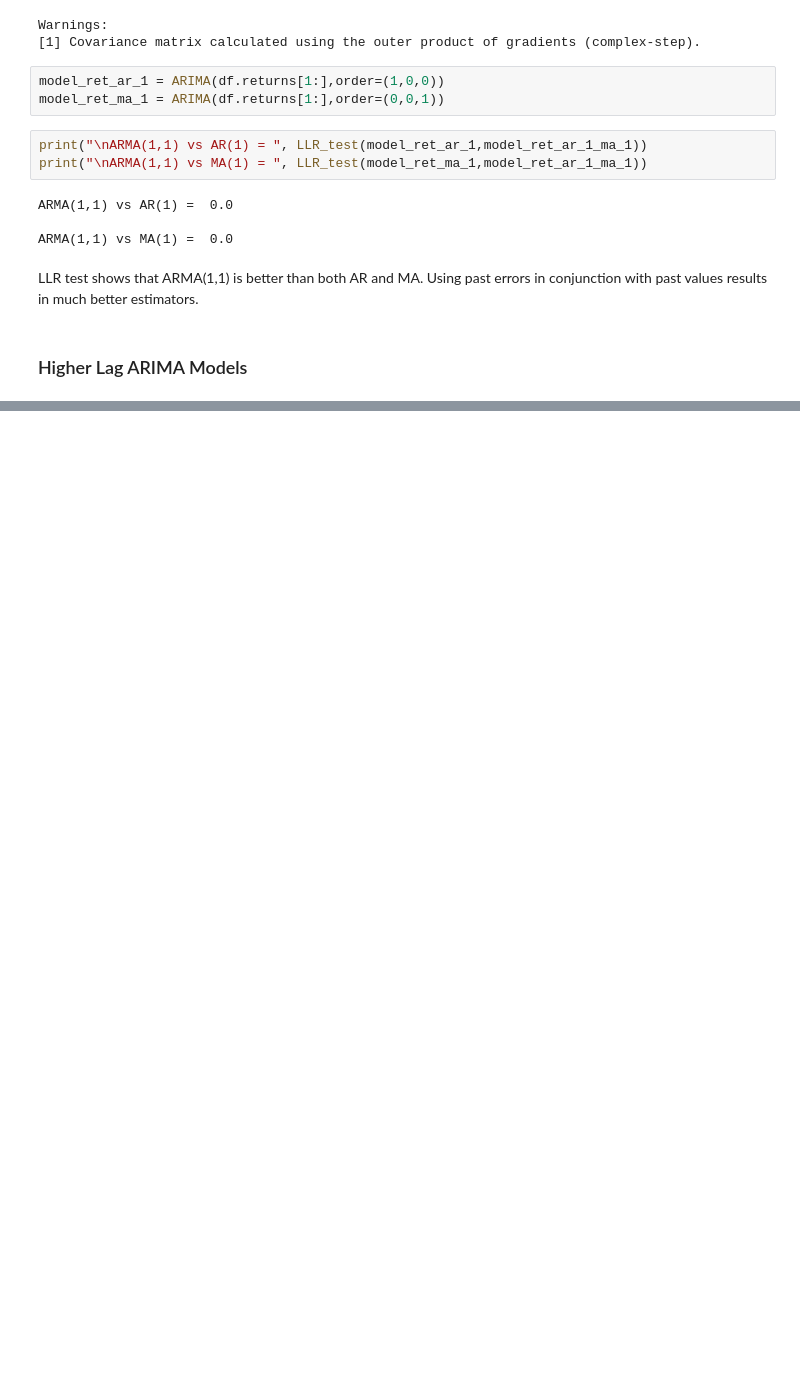
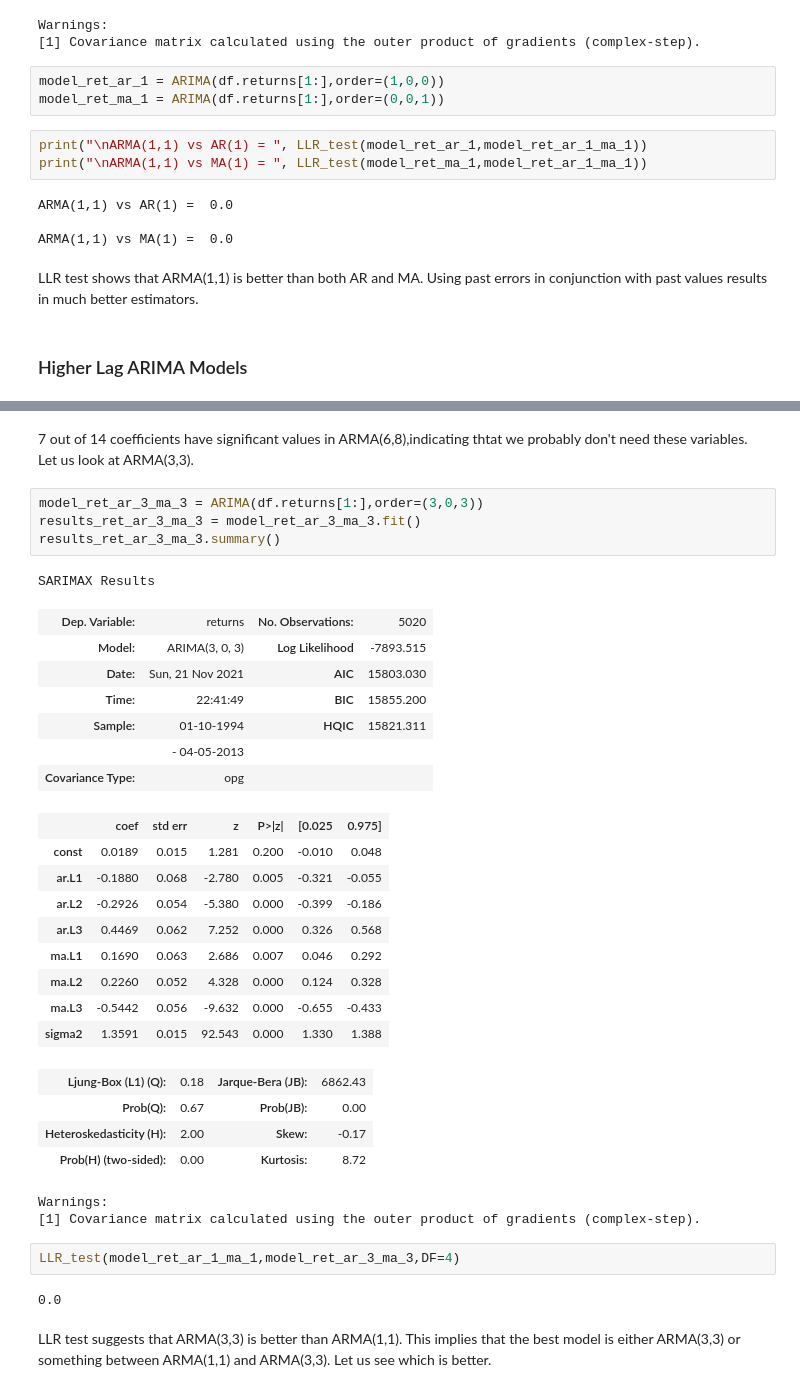
Before and after one commit to satyajitghosh/TimeSeriesAnalysis, a Jupyter notebook: DataRangerCourse/TS_lecture4.ipynb, the cells around one changed output, grey strips where cells are left out. Cells and saved outputs as stored; diff of their text form; blank space fills up the shorter version.

```diff
--- a/DataRangerCourse/TS_lecture4.ipynb
+++ b/DataRangerCourse/TS_lecture4.ipynb
@@ -460,0 +499,36 @@ LLR test shows that ARMA(1,1) is better than both AR and MA. Using past errors i
+# %% [markdown]
+7 out of 14 coefficients have significant values in ARMA(6,8),indicating thtat we probably don't need these variables. Let us look at ARMA(3,3).
+# %%
+model_ret_ar_3_ma_3 = ARIMA(df.returns[1:],order=(3,0,3))
+results_ret_ar_3_ma_3 = model_ret_ar_3_ma_3.fit()
+results_ret_ar_3_ma_3.summary()
+# %% [output]
+SARIMAX Results
+| Dep. Variable: | returns | No. Observations: | 5020 |
+| Model: | ARIMA(3, 0, 3) | Log Likelihood | -7893.515 |
+| Date: | Sun, 21 Nov 2021 | AIC | 15803.030 |
+| Time: | 22:41:49 | BIC | 15855.200 |
+| Sample: | 01-10-1994 | HQIC | 15821.311 |
+|  | - 04-05-2013 |  |  |
+| Covariance Type: | opg |  |  |
+|  | coef | std err | z | P>|z| | [0.025 | 0.975] |
+| const | 0.0189 | 0.015 | 1.281 | 0.200 | -0.010 | 0.048 |
+| ar.L1 | -0.1880 | 0.068 | -2.780 | 0.005 | -0.321 | -0.055 |
+| ar.L2 | -0.2926 | 0.054 | -5.380 | 0.000 | -0.399 | -0.186 |
+| ar.L3 | 0.4469 | 0.062 | 7.252 | 0.000 | 0.326 | 0.568 |
+| ma.L1 | 0.1690 | 0.063 | 2.686 | 0.007 | 0.046 | 0.292 |
+| ma.L2 | 0.2260 | 0.052 | 4.328 | 0.000 | 0.124 | 0.328 |
+| ma.L3 | -0.5442 | 0.056 | -9.632 | 0.000 | -0.655 | -0.433 |
+| sigma2 | 1.3591 | 0.015 | 92.543 | 0.000 | 1.330 | 1.388 |
+| Ljung-Box (L1) (Q): | 0.18 | Jarque-Bera (JB): | 6862.43 |
+| Prob(Q): | 0.67 | Prob(JB): | 0.00 |
+| Heteroskedasticity (H): | 2.00 | Skew: | -0.17 |
+| Prob(H) (two-sided): | 0.00 | Kurtosis: | 8.72 |
+Warnings:
+[1] Covariance matrix calculated using the outer product of gradients (complex-step).
+# %%
+LLR_test(model_ret_ar_1_ma_1,model_ret_ar_3_ma_3,DF=4)
+# %% [output]
+0.0
+# %% [markdown]
+LLR test suggests that ARMA(3,3) is better than ARMA(1,1). This implies that the best model is either ARMA(3,3) or something between ARMA(1,1) and ARMA(3,3). Let us see which is better.
```
Also changed, not shown: parts of 2 cells of this notebook.
